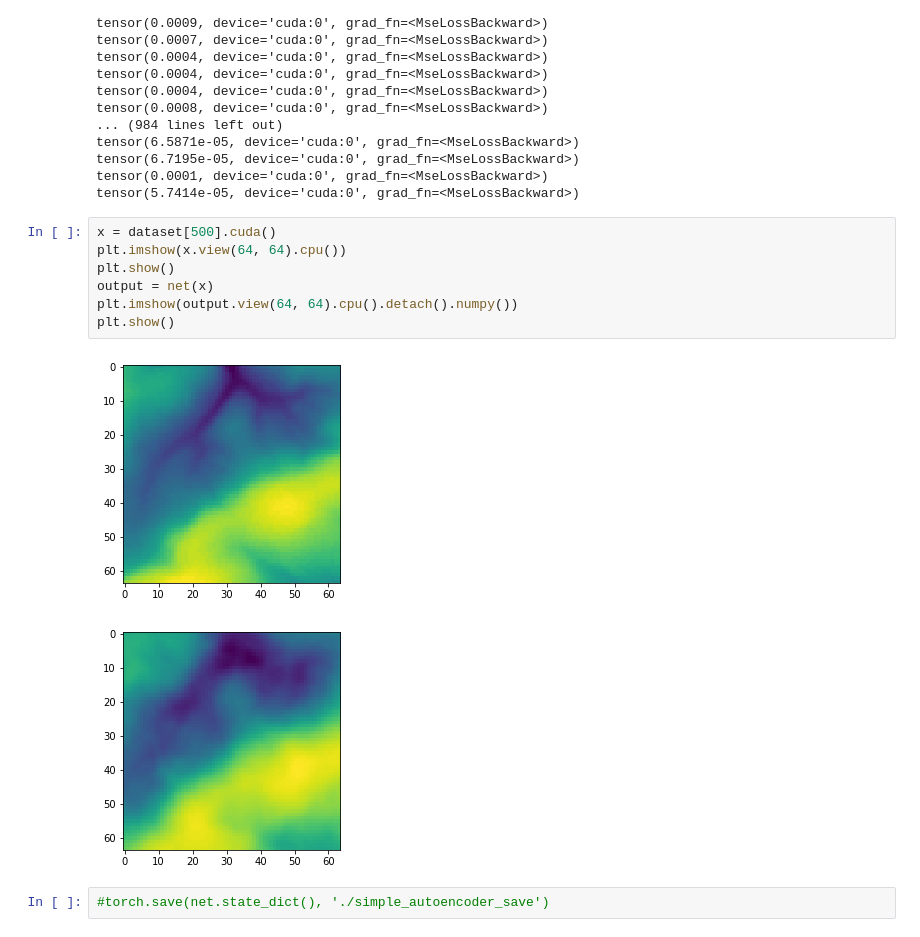
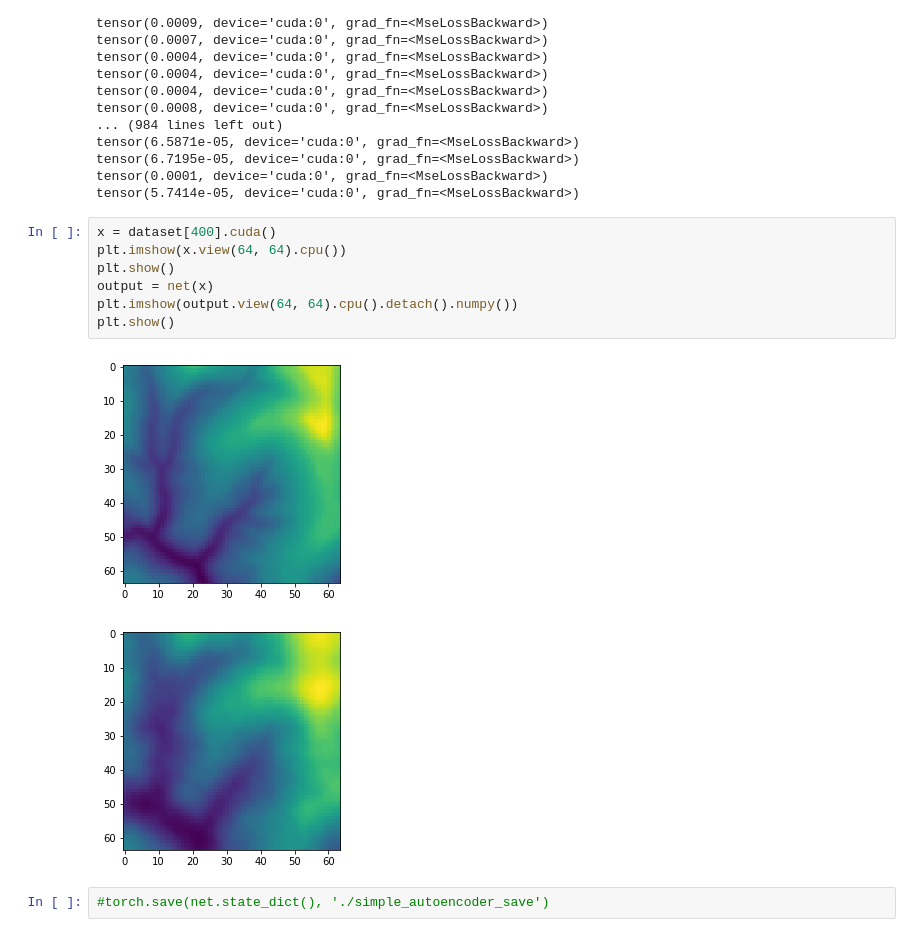
Before and after one commit to nikitakuchur/landscape-generator, a Jupyter notebook: simple_autoencoder.ipynb, the cells around one changed output. Cells and saved outputs as stored; diff of their text form.

```diff
--- a/simple_autoencoder.ipynb
+++ b/simple_autoencoder.ipynb
@@ -107,15 +107,15 @@ tensor(6.7195e-05, device='cuda:0', grad_fn=<MseLossBackward>)
 tensor(0.0001, device='cuda:0', grad_fn=<MseLossBackward>)
 tensor(5.7414e-05, device='cuda:0', grad_fn=<MseLossBackward>)
 # %%
-x = dataset[500].cuda()
+x = dataset[400].cuda()
 plt.imshow(x.view(64, 64).cpu())
 plt.show()
 output = net(x)
 plt.imshow(output.view(64, 64).cpu().detach().numpy())
 plt.show()
 # %% [output]
-[figure, old version]
+[figure, new version]
-[figure, old version]
+[figure, new version]
 # %%
 #torch.save(net.state_dict(), './simple_autoencoder_save')
 # %%
```
Also changed, not shown: parts of 6 cells of this notebook.
